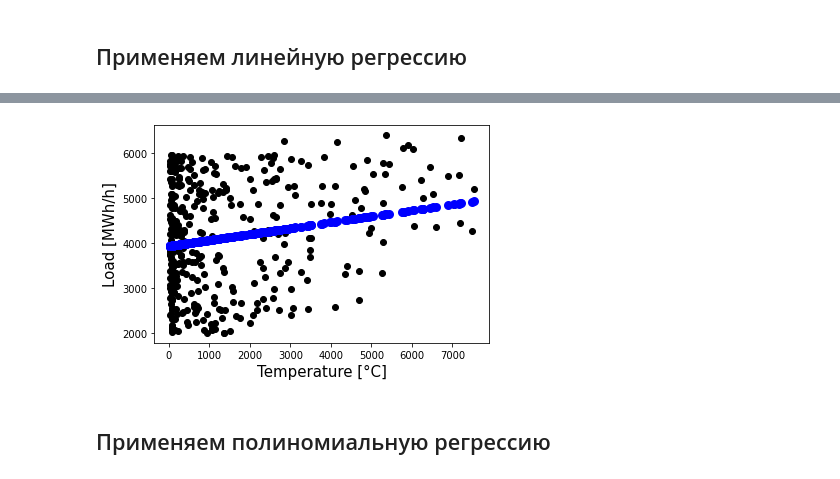
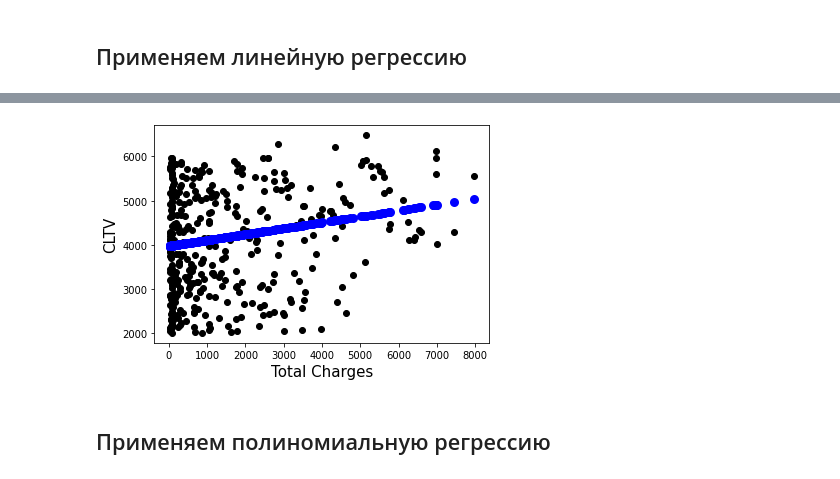
Before and after one commit to Svito-zar/ML_Tutorial_For_Robot_Dreams, a Jupyter notebook: In_class/practice-1-regresssion-ex2.ipynb, the cells around one changed output, grey strips where cells are left out. Drawn from its saved outputs; the diff is of its cells as text; code cells hidden in the pictures.

```diff
--- a/In_class/practice-1-regresssion-ex2.ipynb
+++ b/In_class/practice-1-regresssion-ex2.ipynb
@@ -158,16 +156,16 @@ Regression R2 score on the val data:  0.054989310780294565
 # %%
 # Предсказываем
 load_y_pred = reg.predict(X_val)
 
 # Визуализируем
 plt.scatter(X_val, y_val,  color='black')
 plt.scatter(X_val, load_y_pred, color='blue', linewidth=3)
 
-plt.xlabel('Temperature [°C]', fontsize=15)
-plt.ylabel('Load [MWh/h]', fontsize=15)
+plt.xlabel('Total Charges', fontsize=15)
+plt.ylabel('СLTV', fontsize=15)
 
 plt.show()
 # %% [output]
-[figure, old version]
+[figure, new version]
 # %% [markdown]
 ## Применяем полиномиальную регрессию
```
Also changed, not shown: parts of 13 cells of this notebook, 1 other file.
